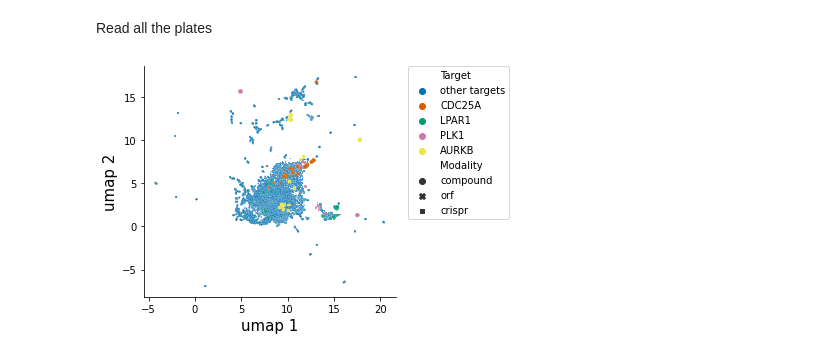
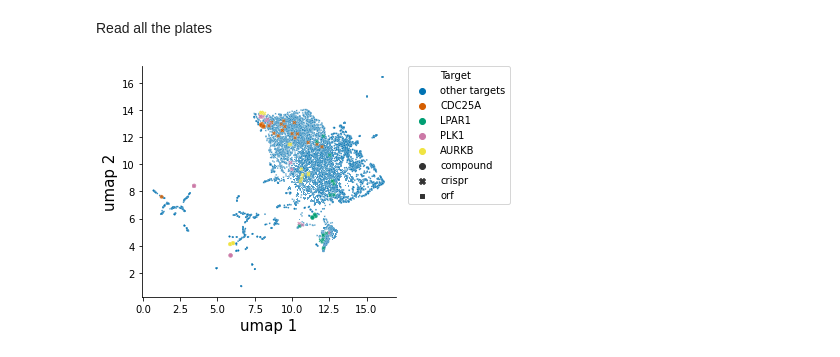
Before and after one commit to jump-cellpainting/2024_Chandrasekaran_NatureMethods, a Jupyter notebook: benchmark/9.create-main-umap.ipynb, the cells around one changed output. Saved outputs shown, nothing was run; the diff lists cells and outputs as text; code cells hidden in the pictures.

Commit message:
Output all time point combinations; plot UMAP with the updated list

```diff
--- a/benchmark/9.create-main-umap.ipynb
+++ b/benchmark/9.create-main-umap.ipynb
@@ -31,11 +31,18 @@ experiment_df = (
     pd.read_csv("output/experiment-metadata.tsv", sep="\t")
     .query('Batch==@batch')
     .query('Cell_type==@cell')
+    .query('Density==100')
+    .query('Antibiotics=="absent"')
 )
+
+experiment_df.drop(experiment_df[(experiment_df.Perturbation == "compound") & (experiment_df.Cell_line == "Cas9")].index, inplace=True)
+
+genes = ['CDC25A', 'LPAR1', 'PLK1', 'AURKB'] # common genes with the largest positive cosine similarity across all time points.
 # %%
 cosine_sim = (
-    pd.read_csv('output/compound_genetic_perturbation_cosine_similarity.csv', usecols=['Metadata_broad_sample', 'Metadata_matching_target','Genetic_Perturbation', 'cosine_sim'])
+    pd.read_csv('output/compound_genetic_perturbation_cosine_similarity.csv', usecols=['Cell','Metadata_broad_sample', 'Metadata_matching_target','Genetic_Perturbation', 'Modality_1_timepoint', 'Modality_2_timepoint','cosine_sim'])
     .assign(Metadata_gene= lambda x: x.Metadata_matching_target)
+    .query('Cell==@cell')
     .query('Genetic_Perturbation=="CRISPR"')
 )
 
@@ -44,11 +51,23 @@ metadata = (
     .rename(columns={'broad_sample': 'Metadata_broad_sample'})
 )
 
-cosine_sim = (
-    cosine_sim.merge(metadata, on='Metadata_broad_sample')
-    .nlargest(8, 'cosine_sim')
-    .drop_duplicates(subset=['Metadata_broad_sample', 'Metadata_matching_target'])
-)
+cosine_sim_largest = pd.DataFrame()
+
+for timepoints, df in cosine_sim.groupby(['Modality_1_timepoint', 'Modality_2_timepoint']):
+    largest_cosine_sim = (
+        df.nlargest(5, 'cosine_sim')
+        .merge(metadata,on='Metadata_broad_sample')
+        .query('Metadata_gene==@genes')
+        .query('pert_iname!="danusertib"')
+        .rename(columns={'Modality_1_timepoint':'Compound_timepoint', 'Modality_2_timepoint':'CRISPR_timepoint'})
+    )
+    cosine_sim_largest = (
+        pd.concat([cosine_sim_largest, largest_cosine_sim], ignore_index=True)
+    )
+
+cosine_sim_largest = (
+    cosine_sim_largest.drop_duplicates(subset=['Metadata_broad_sample', 'Metadata_matching_target'])
+)[['Metadata_broad_sample', 'Metadata_matching_target','Metadata_gene', 'cosine_sim', 'pert_iname']]
 # %% [markdown]
 Read all the plates
 # %%
@@ -68,9 +87,9 @@ for modality in experiment_df.Perturbation.unique():
             )
             if modality == "compound":
                 data_df.rename(columns={'Metadata_target': 'Metadata_gene'}, inplace=True)
-                data_df = data_df.merge(cosine_sim[['Metadata_broad_sample','Metadata_matching_target','cosine_sim']], on=['Metadata_broad_sample'], how='left')
+                data_df = data_df.merge(cosine_sim_largest[['Metadata_broad_sample', 'Metadata_matching_target','cosine_sim']], on='Metadata_broad_sample', how='left')
             elif modality == "crispr":
-                data_df = data_df.merge(cosine_sim[['Metadata_gene','Metadata_matching_target', 'cosine_sim']], on=['Metadata_gene'], how='left')
+                data_df = data_df.merge(cosine_sim_largest[['Metadata_gene', 'Metadata_matching_target','cosine_sim']], on='Metadata_gene', how='left')
             elif modality == "orf":
                 data_df["Metadata_matching_target"] = np.nan
                 data_df['cosine_sim'] = 0.05
@@ -121,25 +140,25 @@ X_embedded_df = pd.concat([df1, df2], join='inner')
 # %%
 g = sns.scatterplot(
     data=X_embedded_df,
     x="umap 1",
     y="umap 2",
     hue=X_embedded_df["Target"],
     style=X_embedded_df["Modality"],
     size=X_embedded_df["Size"],
-    sizes=[3,15,15,15,15,15],
+    sizes=[3,15,15,15,15],
     alpha=0.8,
     hue_order=['other targets', 'CDC25A', 'LPAR1', 'PLK1', 'AURKB'],
     palette=color_discrete_map_seaborn["Targets"]
 )
 
 h,k = g.get_legend_handles_labels()
 del k[6:13] # remove size label
 del h[6:13] # remove size label
 plt.legend(h,k,bbox_to_anchor=(1.05, 1), loc=2, borderaxespad=0., fontsize=10)
 g.axes.set_xlabel(g.axes.get_xlabel(), fontsize=15)
 g.axes.set_ylabel(g.axes.get_ylabel(), fontsize=15)
 sns.despine()
 plt.tight_layout()
 plt.savefig(f'figures/9.A549_UMAP.png')
 # %% [output]
-[figure, old version]
+[figure, new version]
```
Also changed, not shown: 3 other files.
